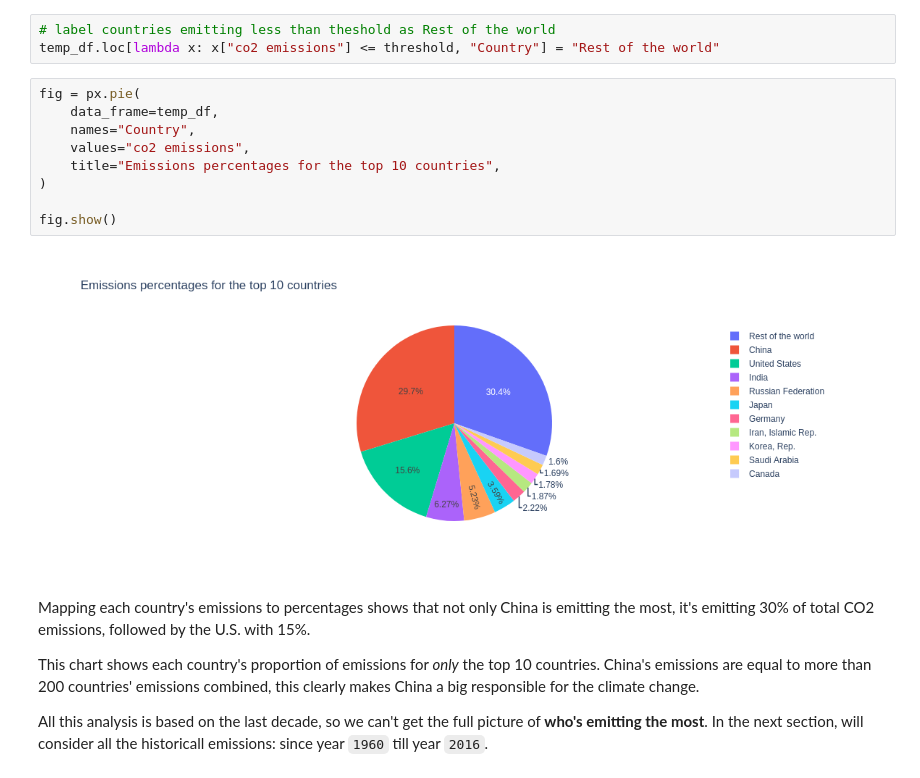
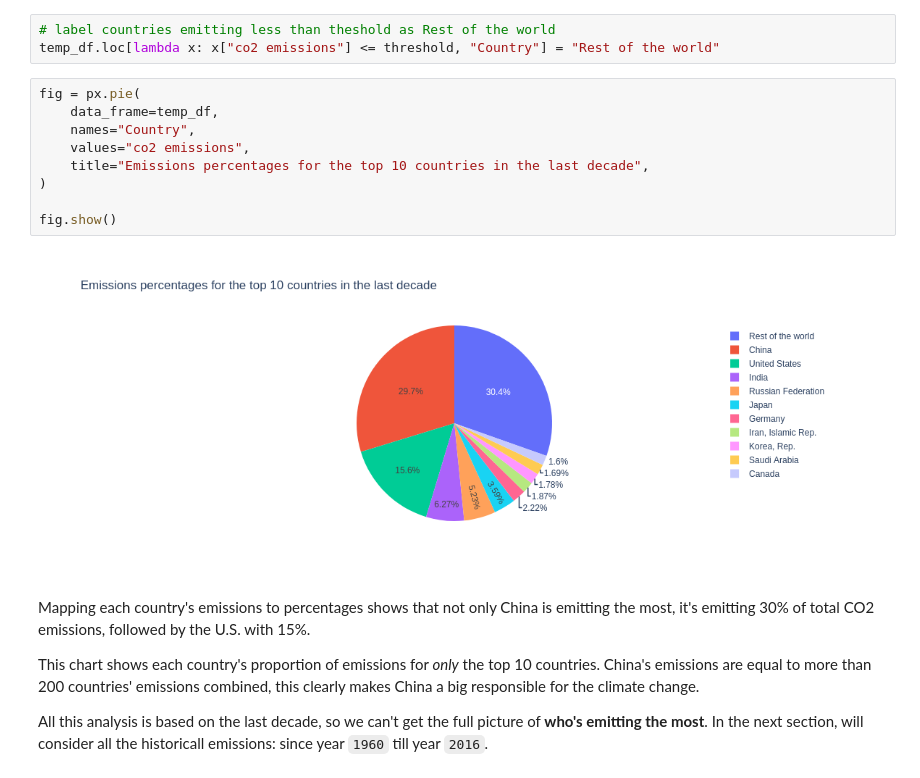
Before and after one commit to Reslan-Tinawi/Who-is-responsible-for-climate-change, a Jupyter notebook: who-is-responsible-for-climate-change.ipynb, the cells around one changed output. Saved outputs shown, nothing was run; the diff lists cells and outputs as text.

Commit message:
Re-generate all charts.

```diff
--- a/who-is-responsible-for-climate-change.ipynb
+++ b/who-is-responsible-for-climate-change.ipynb
@@ -457,14 +457,14 @@ temp_df.loc[lambda x: x["co2 emissions"] <= threshold, "Country"] = "Rest of the
 # %%
 fig = px.pie(
     data_frame=temp_df,
     names="Country",
     values="co2 emissions",
-    title="Emissions percentages for the top 10 countries",
+    title="Emissions percentages for the top 10 countries in the last decade",
 )
 
 fig.show()
 # %% [output]
-[figure, old version]
+[figure, new version]
 # %% [markdown]
 Mapping each country's emissions to percentages shows that not only China is emitting the most, it's emitting 30% of total CO2 emissions, followed by the U.S. with 15%.
 
```
Also changed, not shown: parts of 11 cells of this notebook, 3 other files.
